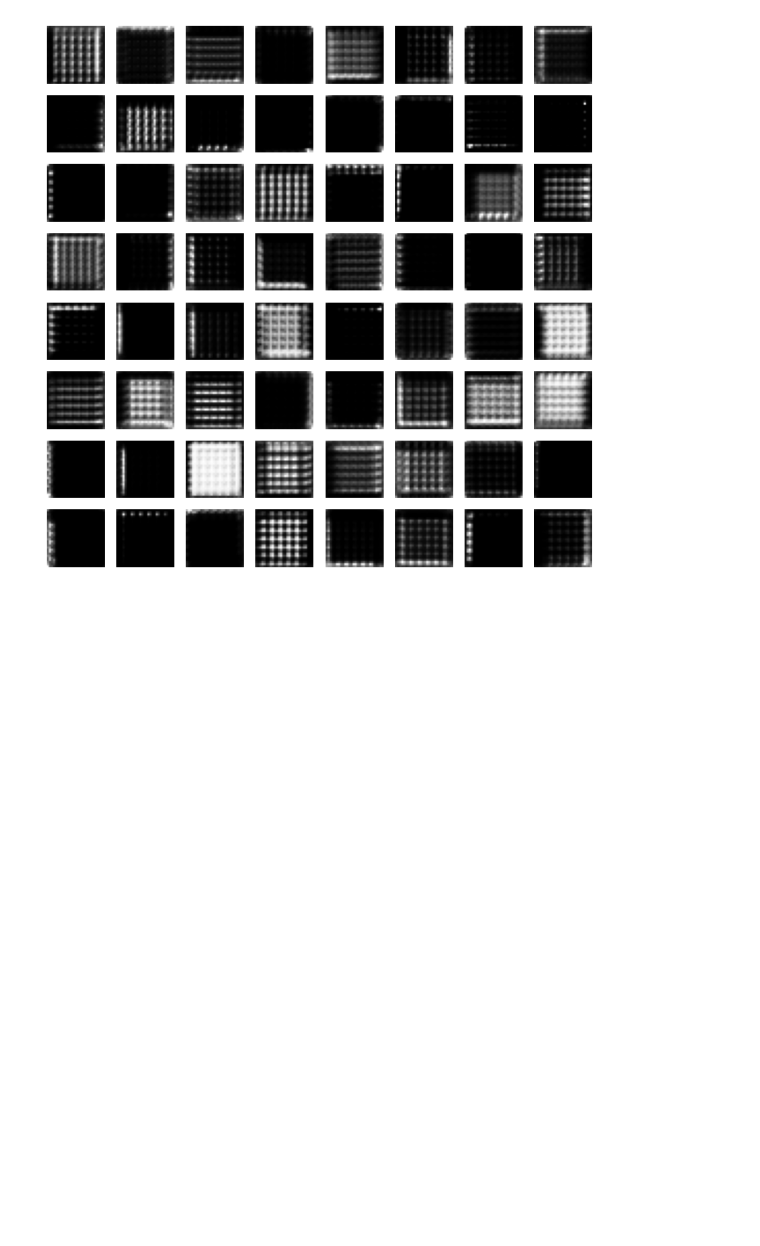
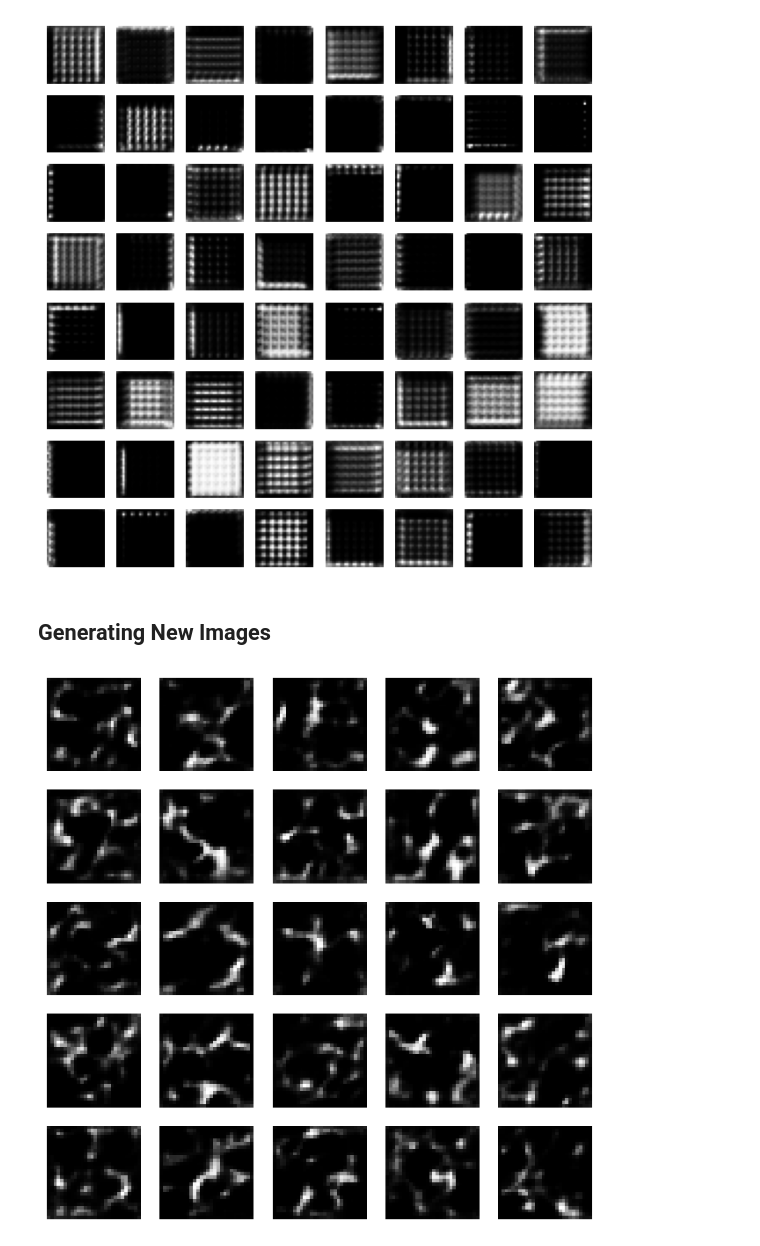
Before and after one commit to Ak62007/Deep-Generative-Modelling, a Jupyter notebook: notebooks/VQ_VAE.ipynb, the cells around one changed output. Cells and saved outputs as stored; diff of their text form; code cells hidden in the pictures; blank space fills up the shorter version.

Commit message:
sucessfully implemented the vq_vae paper and trained a vq_vae model and a pixelcnn model to learn the prior distribution, Results are pretty good.

```diff
--- a/notebooks/VQ_VAE.ipynb
+++ b/notebooks/VQ_VAE.ipynb
@@ -429,13 +456,38 @@ visualize_codebook(
 )
 # %% [output]
 [figure]
+# %% [markdown]
+## Generating New Images
 # %%
-def visualize_codebook_activation(model: VQ_VAE, dataloader: DataLoader):
+def generate_images(model:VQ_VAE, K:int, n:int=25):
     model.eval()
 
     with torch.no_grad():
-        imgs, labels = next(iter(dataloader))
-        img = imgs[0].unsqueeze(0)
+        figs, axes = plt.subplots(nrows=5, ncols=5, figsize=(8, 8))
+        for i in range(n):
+            # randomly sampling some features from the codebook
+            random_idxs = torch.randint(low=0, high=K, size=[7, 7])
 
-        # passing through the encoder
-        ze = model.encoder.forward(img)
+            # getting the features
+            random_features = model.codebook.embedding.weight[random_idxs]
+
+            # reshaping
+            random_features = random_features.permute(2, 0, 1)
+            random_features = random_features.unsqueeze(0)
+
+            # generating the image
+            generated_img = model.decoder.forward(random_features)
+
+            row = i // 5
+            col = i % 5
+            axes[row, col].imshow(generated_img.squeeze(), cmap='gray')
+            axes[row, col].axis('off')
+
+        plt.show()
+# %%
+generate_images(
+    model=model,
+    K=K,
+)
+# %% [output]
+[figure, added]
```
Also changed, not shown: parts of 48 cells of this notebook, 1 other file.
